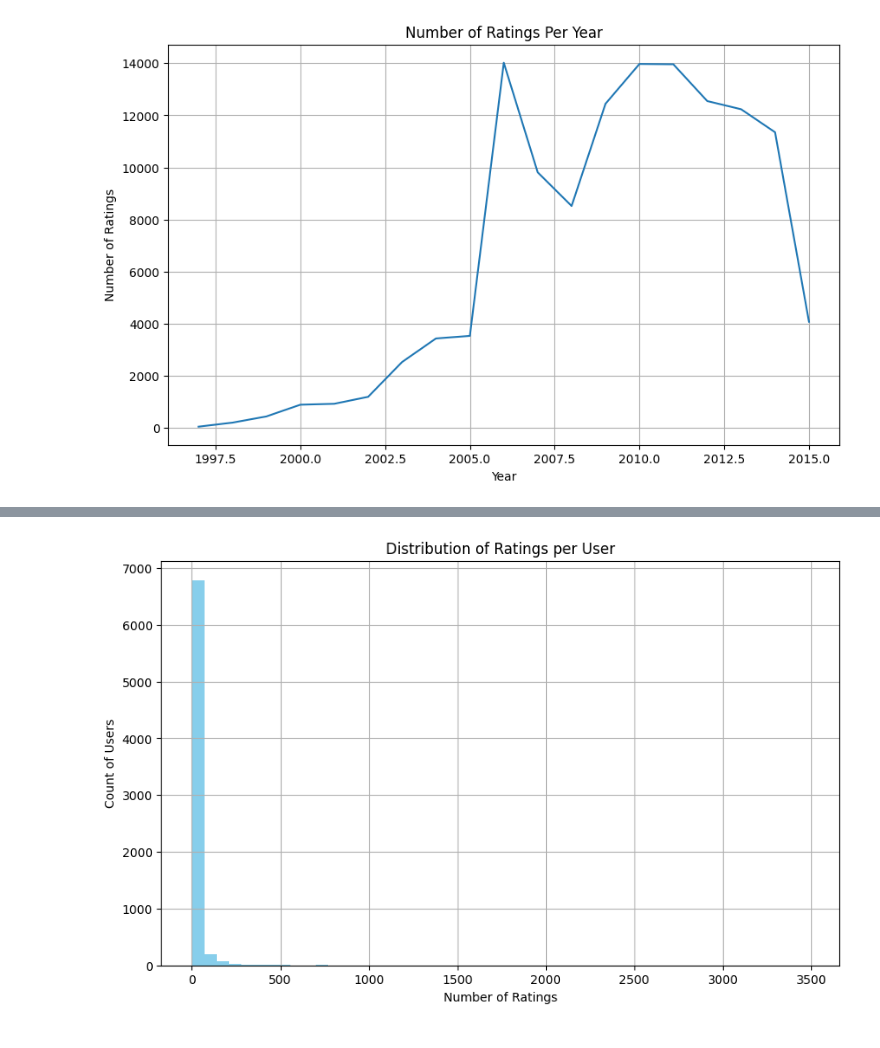
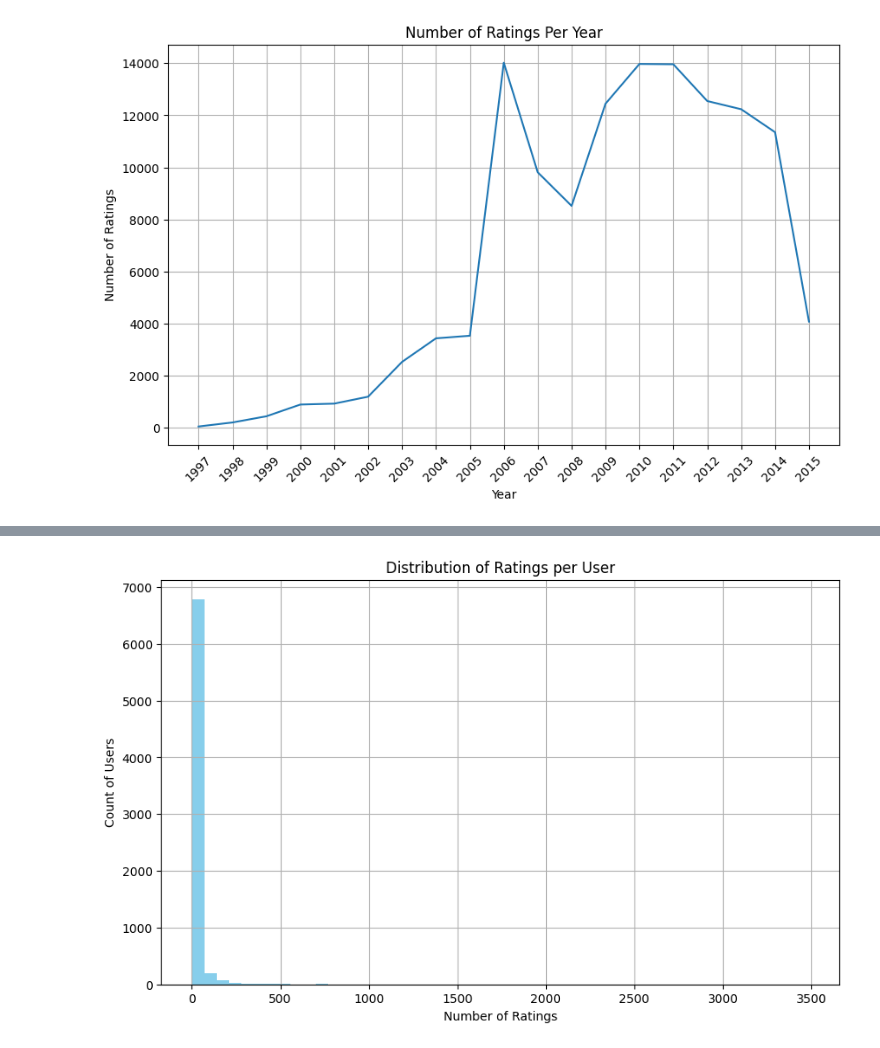
Before and after one commit to Charlottecool/Neural-Network-and-NLP-Based-Movie-Recommendation-System, a Jupyter notebook: Neural Network and NLP-Based Movie Recommendation System.ipynb, the cells around one changed output, grey strips where cells are left out. Cells and saved outputs as stored; diff of their text form; code cells hidden in the pictures.

```diff
--- a/Neural Network and NLP-Based Movie Recommendation System.ipynb
+++ b/Neural Network and NLP-Based Movie Recommendation System.ipynb
@@ -281,21 +227,25 @@ dtype: int64
 # %%
 # convert timestamp to datetime format
 merged_data['timestamp'] = pd.to_datetime(merged_data['timestamp'])
 
 # extract year and month
 merged_data['year'] = merged_data['timestamp'].dt.year
 merged_data['month'] = merged_data['timestamp'].dt.month
+
+# calculate ratings based on year
+ratings_per_year = merged_data.groupby('year').size()
+
+# visualize
+plt.figure(figsize=(10, 6))
+plt.plot(ratings_per_year.index, ratings_per_year.values)
+plt.title('Number of Ratings Per Year')
+plt.xlabel('Year')
+plt.ylabel('Number of Ratings')
+
+# Set x-ticks to integers
+plt.xticks(ticks=np.arange(ratings_per_year.index.min(), ratings_per_year.index.max() + 1, step=1), rotation=45)
+
+plt.grid(True)
+plt.show()
+# %% [output]
+[figure, added]
-# %%
-# calculate ratings based on year
-ratings_per_year = merged_data.groupby('year').size()
-
-# visualize
-plt.figure(figsize=(10, 6))
-plt.plot(ratings_per_year.index, ratings_per_year.values)
-plt.title('Number of Ratings Per Year')
-plt.xlabel('Year')
-plt.ylabel('Number of Ratings')
-plt.grid(True)
-plt.show()
-# %% [output]
-[figure, removed]
```
Also changed, not shown: parts of 110 cells of this notebook.
